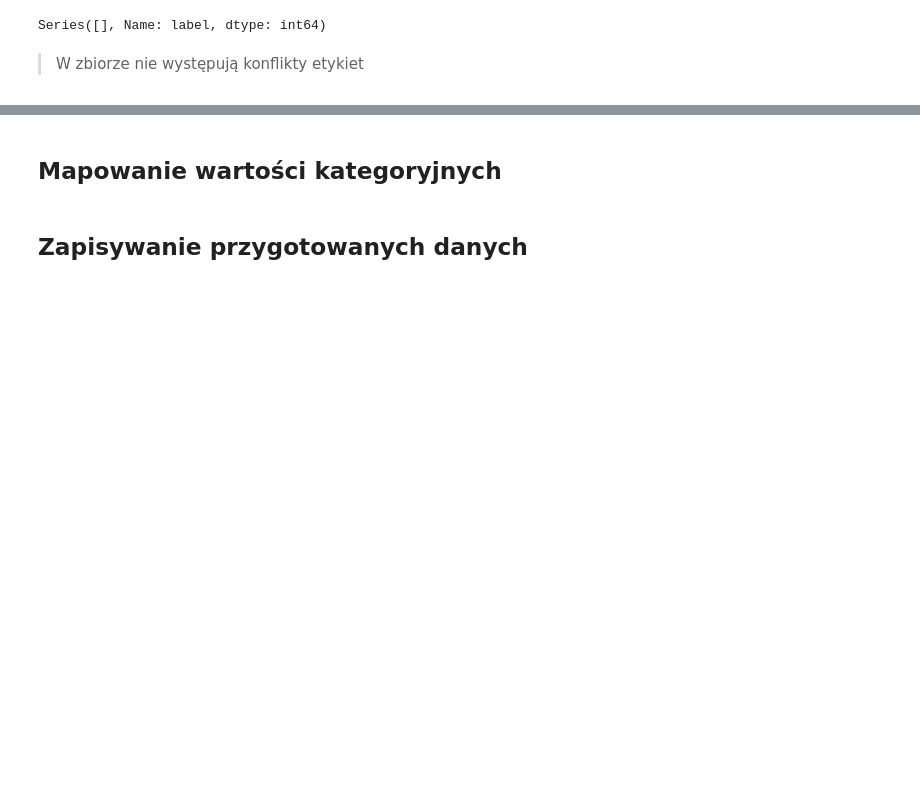
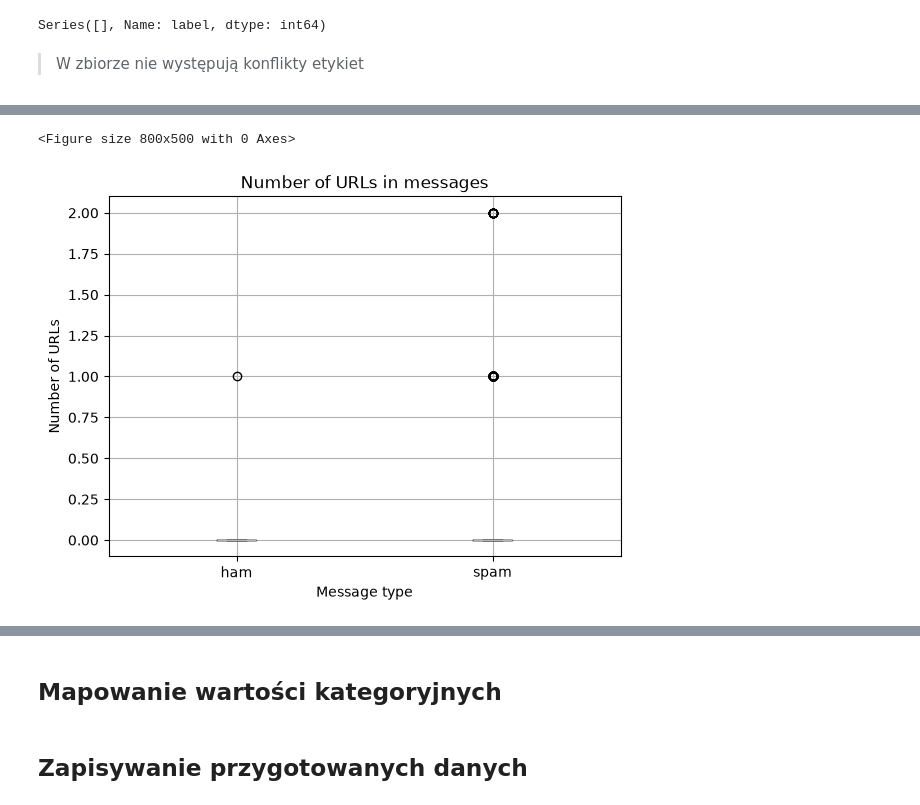
Before and after one commit to moshenetsb/ml-spam-detector, a Jupyter notebook: notebooks/01_data_analysis.ipynb, the cells around one changed output, grey strips where cells are left out. Drawn from its saved outputs; the diff is of its cells as text; code cells hidden in the pictures; blank space fills up the shorter version.

```diff
--- a/notebooks/01_data_analysis.ipynb
+++ b/notebooks/01_data_analysis.ipynb
@@ -131,0 +171,5 @@ Series([], Name: label, dtype: int64)
+# %%
+plot_url_count(spam_df)
+# %% [output]
+<Figure size 800x500 with 0 Axes>
+[figure, added]
```
Also changed, not shown: parts of 17 cells of this notebook, 3 other files.
